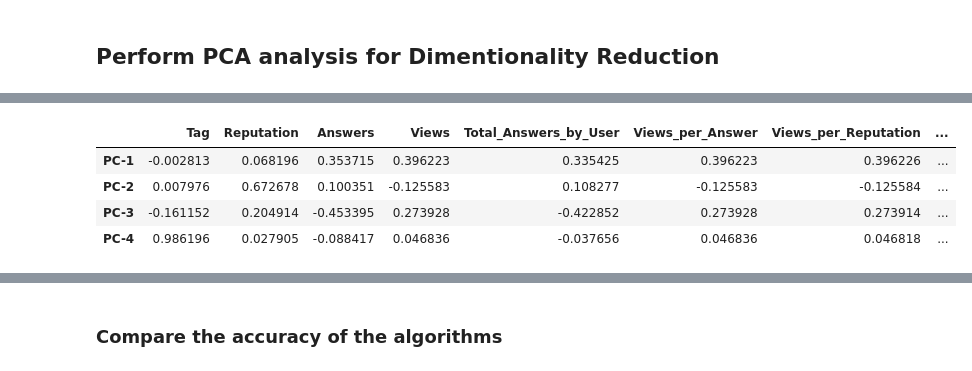
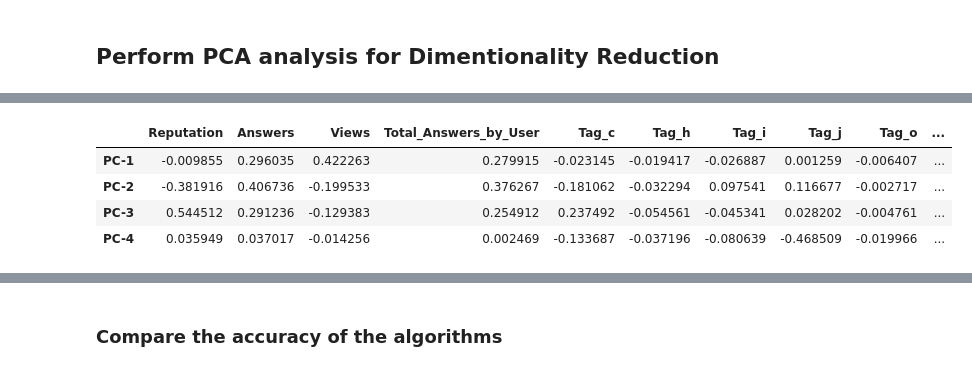
Before and after one commit to anupam-ranjan/Enigma, a Jupyter notebook: Enigma_Machine_Learning_Code_Fest-Model.ipynb, the cells around one changed output, grey strips where cells are left out. Drawn from its saved outputs; the diff is of its cells as text; code cells hidden in the pictures.

```diff
--- a/Enigma_Machine_Learning_Code_Fest-Model.ipynb
+++ b/Enigma_Machine_Learning_Code_Fest-Model.ipynb
@@ -75,11 +83,11 @@ train_dataset_normalized.head()
 ## Perform PCA analysis for Dimentionality Reduction
 # %%
 #Get the output variable in the label separately
-label = train_dataset["Upvotes"].values
-predictors = train_dataset_normalized.values
+label = y.values
+predictors = X.values
 # %%
 #Build the PCA model
-pca = PCA(n_components = len(train_dataset_normalized.columns))
+pca = PCA(n_components = len(X.columns))
 pca.fit_transform(predictors)
 variance_ratio = pca.explained_variance_ratio_
 display(variance_ratio)
@@ -116,5 +124,6 @@ array([ 55.84,  76.25,  88.11,  98.07, 100.  , 100.  , 100.  , 100.  ,
 # %%
 #Now build the model with chosen number of Principal Components
 pca = PCA(n_components = 4)
-pca.fit(predictors)
-transformed_vector =pca.fit_transform(predictors)
+train_pca = pca.fit_transform(predictors)
+test_pca = pca.fit_transform(test_dataset_normalized)
+print(test_pca)
@@ -121,12 +148,12 @@ transformed_vector =pca.fit_transform(predictors)
 # %%
 # Dump the principal components relation with features
-pd.DataFrame(pca.components_, columns = train_dataset_normalized.columns, index = ['PC-1', 'PC-2', 'PC-3', 'PC-4'])
+pd.DataFrame(pca.components_, columns = test_dataset_normalized.columns, index = ['PC-1', 'PC-2', 'PC-3', 'PC-4'])
 # %% [output]
-|  | Tag | Reputation | Answers | Views | Total_Answers_by_User | Views_per_Answer | Views_per_Reputation | ... |
-| PC-1 | -0.002813 | 0.068196 | 0.353715 | 0.396223 | 0.335425 | 0.396223 | 0.396226 | ... |
-| PC-2 | 0.007976 | 0.672678 | 0.100351 | -0.125583 | 0.108277 | -0.125583 | -0.125584 | ... |
-| PC-3 | -0.161152 | 0.204914 | -0.453395 | 0.273928 | -0.422852 | 0.273928 | 0.273914 | ... |
-| PC-4 | 0.986196 | 0.027905 | -0.088417 | 0.046836 | -0.037656 | 0.046836 | 0.046818 | ... |
+|  | Reputation | Answers | Views | Total_Answers_by_User | Tag_c | Tag_h | Tag_i | Tag_j | Tag_o | ... |
+| PC-1 | -0.009855 | 0.296035 | 0.422263 | 0.279915 | -0.023145 | -0.019417 | -0.026887 | 0.001259 | -0.006407 | ... |
+| PC-2 | -0.381916 | 0.406736 | -0.199533 | 0.376267 | -0.181062 | -0.032294 | 0.097541 | 0.116677 | -0.002717 | ... |
+| PC-3 | 0.544512 | 0.291236 | -0.129383 | 0.254912 | 0.237492 | -0.054561 | -0.045341 | 0.028202 | -0.004761 | ... |
+| PC-4 | 0.035949 | 0.037017 | -0.014256 | 0.002469 | -0.133687 | -0.037196 | -0.080639 | -0.468509 | -0.019966 | ... |
 # %%
 variance_ratio_cum_sum = np.cumsum(np.round(pca.explained_variance_ratio_, decimals = 4) * 100)
 display(variance_ratio_cum_sum)
```
Also changed, not shown: parts of 39 cells of this notebook, 1 other file.
